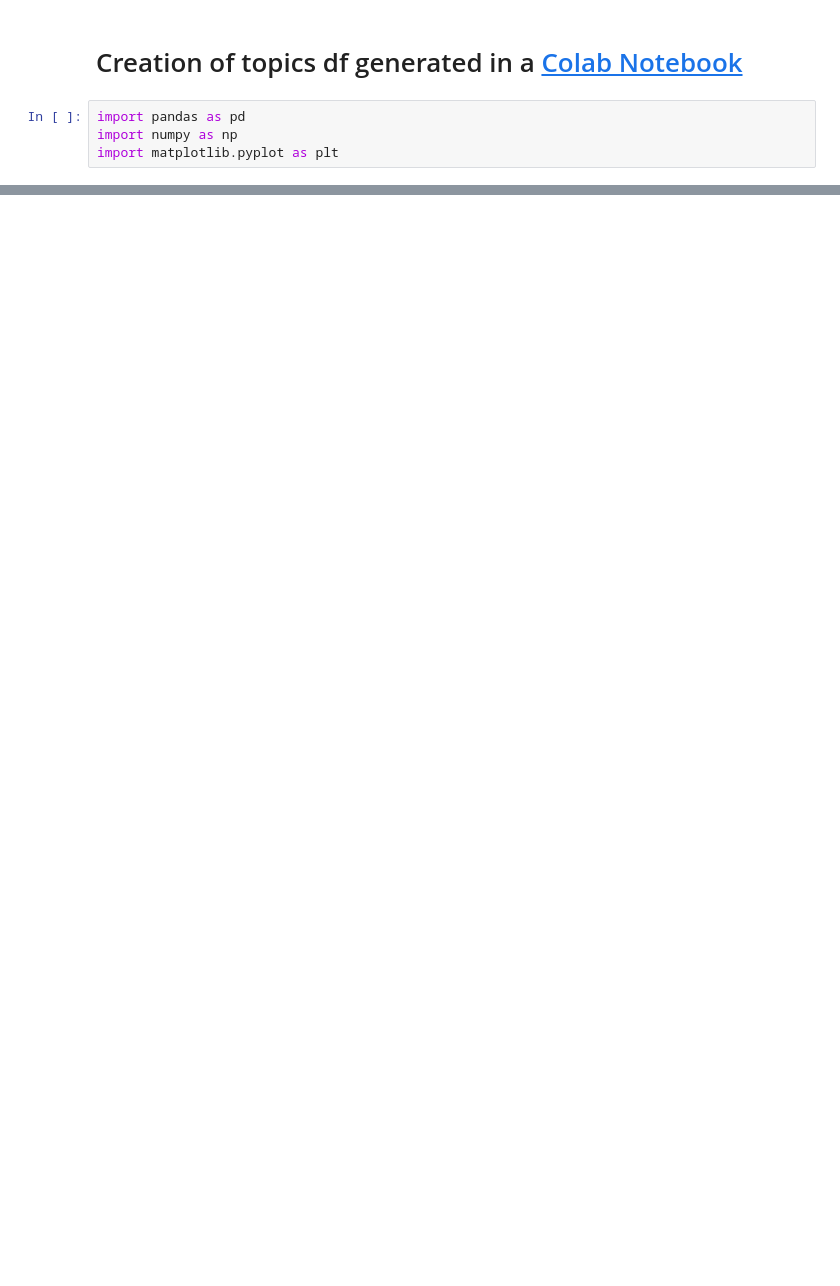
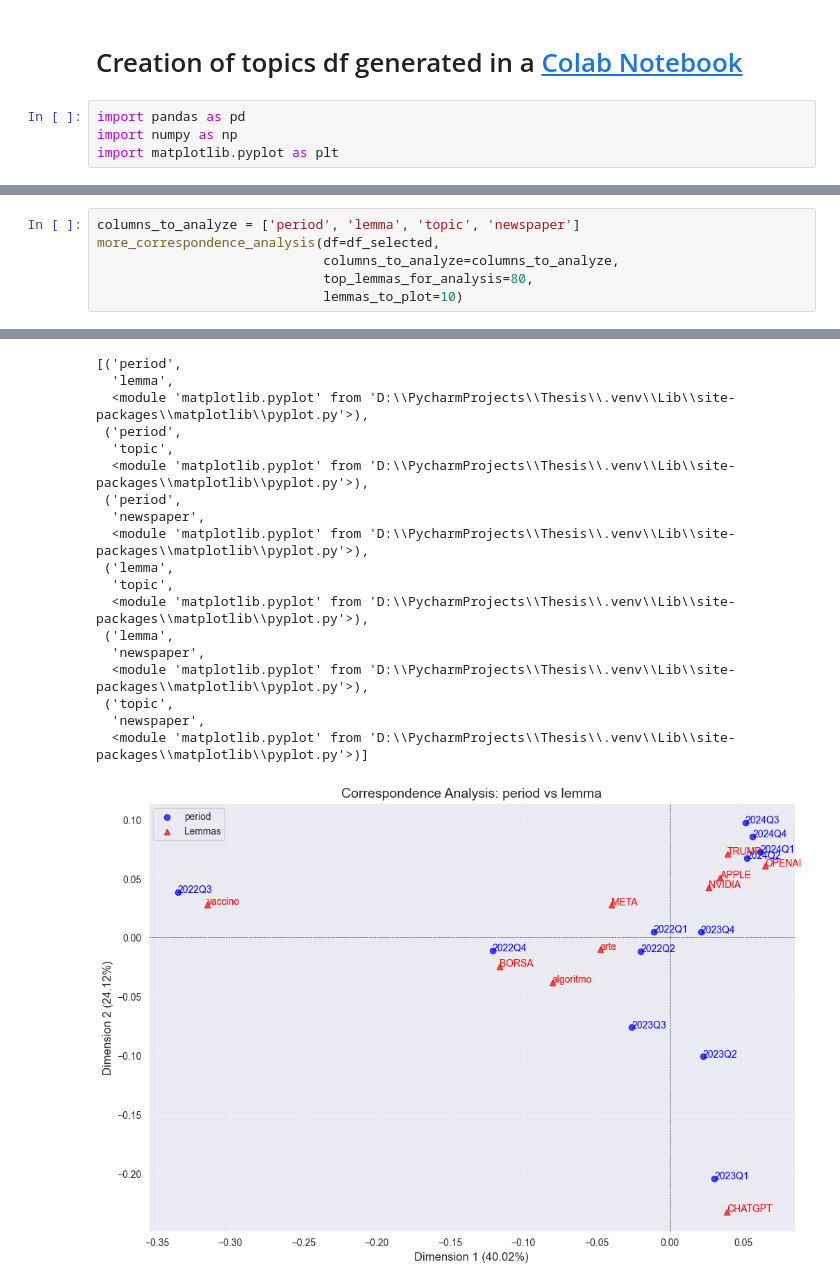
Before and after one commit to KevinM0ney/thesis, a Jupyter notebook: media_text_analysis.ipynb, the cells around one changed output, grey strips where cells are left out. Cells and saved outputs as stored; diff of their text form; blank space fills up the shorter version.

```diff
--- a/media_text_analysis.ipynb
+++ b/media_text_analysis.ipynb
@@ -781,0 +862,7 @@ Total (sum of all components used): 100.00%
+# %%
+columns_to_analyze = ['period', 'lemma', 'topic', 'newspaper']
+more_correspondence_analysis(df=df_selected,
+                             columns_to_analyze=columns_to_analyze,
+                             top_lemmas_for_analysis=80,
+                             lemmas_to_plot=10)
+# %% [output]
@@ -781,0 +886,19 @@ Total (sum of all components used): 100.00%
+[('period',
+  'lemma',
+  <module 'matplotlib.pyplot' from 'D:\\PycharmProjects\\Thesis\\.venv\\Lib\\site-packages\\matplotlib\\pyplot.py'>),
+ ('period',
+  'topic',
+  <module 'matplotlib.pyplot' from 'D:\\PycharmProjects\\Thesis\\.venv\\Lib\\site-packages\\matplotlib\\pyplot.py'>),
+ ('period',
+  'newspaper',
+  <module 'matplotlib.pyplot' from 'D:\\PycharmProjects\\Thesis\\.venv\\Lib\\site-packages\\matplotlib\\pyplot.py'>),
+ ('lemma',
+  'topic',
+  <module 'matplotlib.pyplot' from 'D:\\PycharmProjects\\Thesis\\.venv\\Lib\\site-packages\\matplotlib\\pyplot.py'>),
+ ('lemma',
+  'newspaper',
+  <module 'matplotlib.pyplot' from 'D:\\PycharmProjects\\Thesis\\.venv\\Lib\\site-packages\\matplotlib\\pyplot.py'>),
+ ('topic',
+  'newspaper',
+  <module 'matplotlib.pyplot' from 'D:\\PycharmProjects\\Thesis\\.venv\\Lib\\site-packages\\matplotlib\\pyplot.py'>)]
+[figure, added]
```
Also changed, not shown: parts of 17 cells of this notebook, 6 other files.
